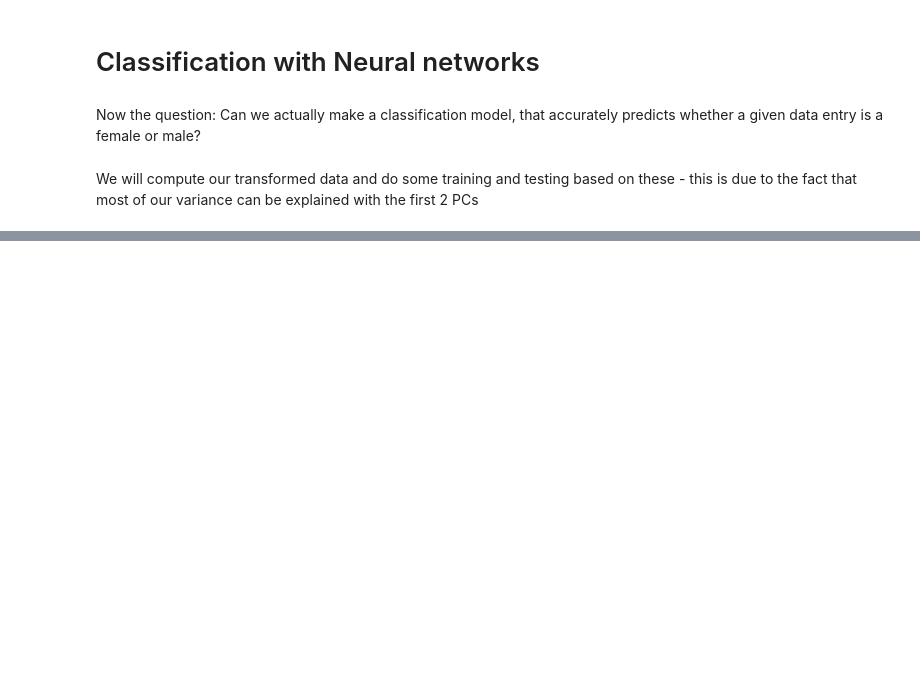
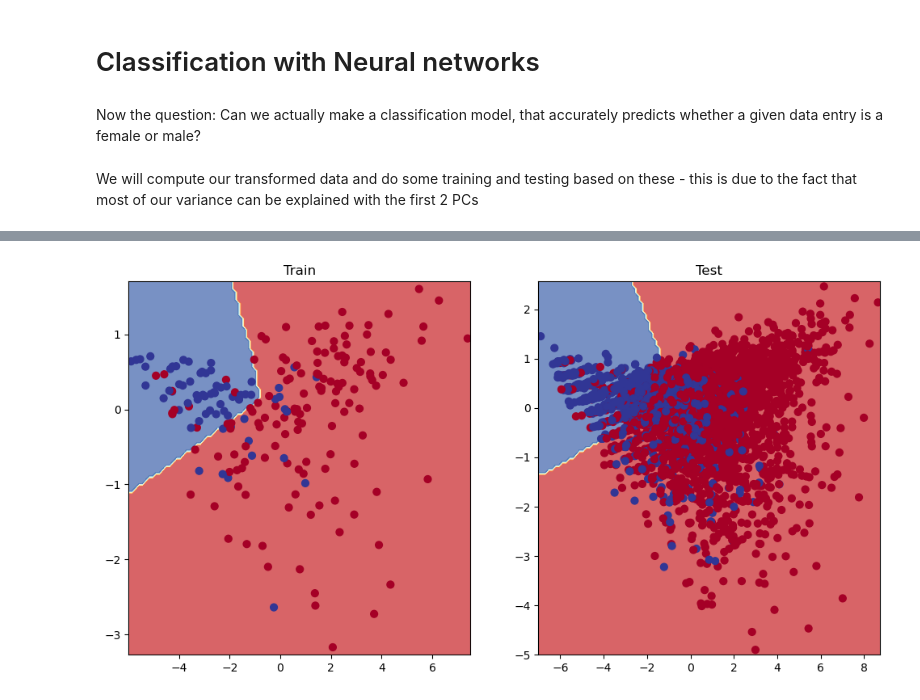
Before and after one commit to NusretSalli/ML-abalone, a Jupyter notebook: Abalone_ML.ipynb, the cells around one changed output, grey strips where cells are left out. Cells and saved outputs as stored; diff of their text form; code cells hidden in the pictures; blank space fills up the shorter version.

```diff
--- a/Abalone_ML.ipynb
+++ b/Abalone_ML.ipynb
@@ -693,8 +705,8 @@ X_train = torch.Tensor(X_train)
 
 X_test = torch.Tensor(X_test)
 
-y_train = torch.unsqueeze(torch.Tensor(y_train),1)
+y_train = torch.Tensor(y_train)
 
-y_test = torch.unsqueeze(torch.Tensor(y_test),1)
+#y_test = torch.unsqueeze(torch.Tensor(y_test),1)
 
-Z
+y_test = torch.Tensor(y_test)
@@ -714,0 +781,14 @@ Z
+# %%
+loss_fn = nn.BCEWithLogitsLoss()
+
+torchmetric_accuracy = torchmetrics.Accuracy()
+
+def accuracy_fn(y_true, y_pred):
+
+    correct = torch.eq(y_true, y_pred).sum().item()
+
+    acc = (correct / len(y_pred)) * 100
+
+    return acc
+
+class_optimizer = torch.optim.Adam(params = class_model.parameters(), lr = 0.01)
@@ -714,0 +881,13 @@ Z
+# %%
+plt.figure(figsize=(12,6))
+plt.subplot(1,2,1)
+plt.title("Train")
+
+plot_decision_boundary(class_model, X_train, y_train)
+
+plt.subplot(1,2,2)
+plt.title("Test")
+
+plot_decision_boundary(class_model, X_test, y_test)
+# %% [output]
+[figure, added]
```
Also changed, not shown: parts of 14 cells of this notebook.
